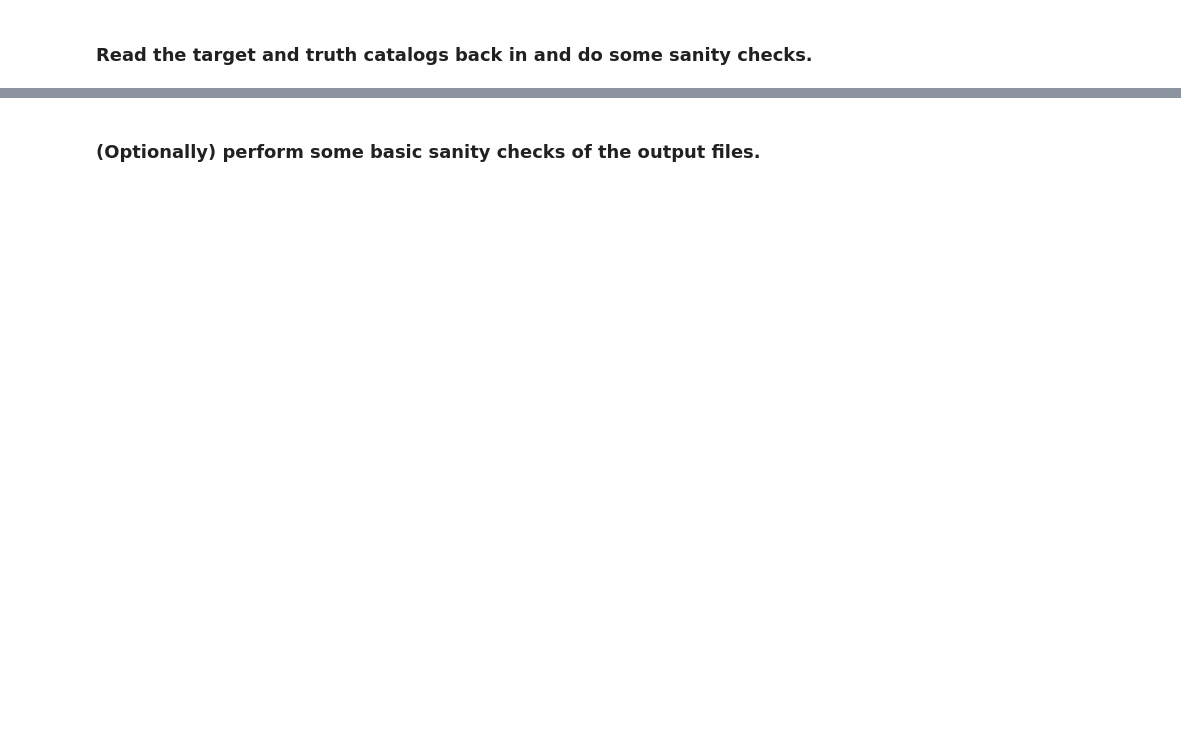
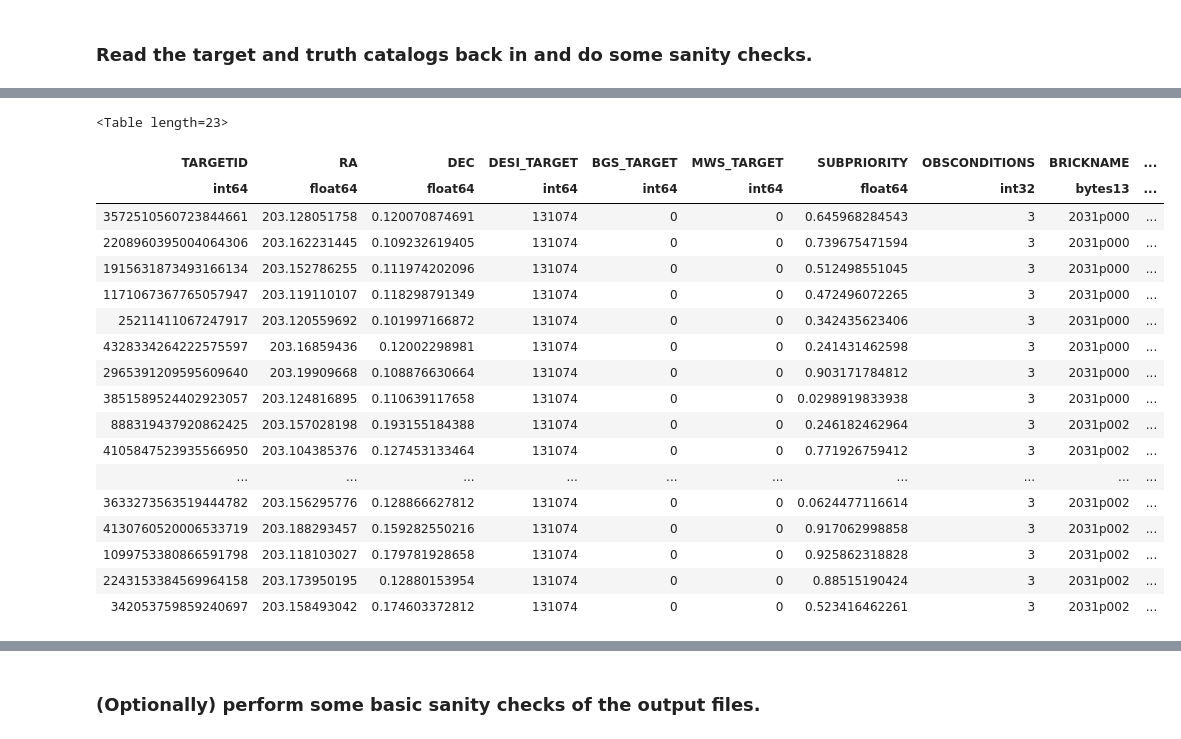
Before and after one commit to desihub/desitarget, a Jupyter notebook: doc/nb/mock-qa.ipynb, the cells around one changed output, grey strips where cells are left out. Cells and saved outputs as stored; diff of their text form; code cells hidden in the pictures; blank space fills up the shorter version.

```diff
--- a/doc/nb/mock-qa.ipynb
+++ b/doc/nb/mock-qa.ipynb
@@ -271,2 +333,24 @@ qaplot_colorcolor(targets, )
+# %%
+targets
+# %% [output]
+<Table length=23>
+| TARGETID | RA | DEC | DESI_TARGET | BGS_TARGET | MWS_TARGET | SUBPRIORITY | OBSCONDITIONS | BRICKNAME | ... |
+| int64 | float64 | float64 | int64 | int64 | int64 | float64 | int32 | bytes13 | ... |
+| 3572510560723844661 | 203.128051758 | 0.120070874691 | 131074 | 0 | 0 | 0.645968284543 | 3 | 2031p000 | ... |
+| 2208960395004064306 | 203.162231445 | 0.109232619405 | 131074 | 0 | 0 | 0.739675471594 | 3 | 2031p000 | ... |
+| 1915631873493166134 | 203.152786255 | 0.111974202096 | 131074 | 0 | 0 | 0.512498551045 | 3 | 2031p000 | ... |
+| 1171067367765057947 | 203.119110107 | 0.118298791349 | 131074 | 0 | 0 | 0.472496072265 | 3 | 2031p000 | ... |
+| 25211411067247917 | 203.120559692 | 0.101997166872 | 131074 | 0 | 0 | 0.342435623406 | 3 | 2031p000 | ... |
+| 4328334264222575597 | 203.16859436 | 0.12002298981 | 131074 | 0 | 0 | 0.241431462598 | 3 | 2031p000 | ... |
+| 2965391209595609640 | 203.19909668 | 0.108876630664 | 131074 | 0 | 0 | 0.903171784812 | 3 | 2031p000 | ... |
+| 3851589524402923057 | 203.124816895 | 0.110639117658 | 131074 | 0 | 0 | 0.0298919833938 | 3 | 2031p000 | ... |
+| 888319437920862425 | 203.157028198 | 0.193155184388 | 131074 | 0 | 0 | 0.246182462964 | 3 | 2031p002 | ... |
+| 4105847523935566950 | 203.104385376 | 0.127453133464 | 131074 | 0 | 0 | 0.771926759412 | 3 | 2031p002 | ... |
+| ... | ... | ... | ... | ... | ... | ... | ... | ... | ... |
+| 3633273563519444782 | 203.156295776 | 0.128866627812 | 131074 | 0 | 0 | 0.0624477116614 | 3 | 2031p002 | ... |
+| 4130760520006533719 | 203.188293457 | 0.159282550216 | 131074 | 0 | 0 | 0.917062998858 | 3 | 2031p002 | ... |
+| 1099753380866591798 | 203.118103027 | 0.179781928658 | 131074 | 0 | 0 | 0.925862318828 | 3 | 2031p002 | ... |
+| 2243153384569964158 | 203.173950195 | 0.12880153954 | 131074 | 0 | 0 | 0.88515190424 | 3 | 2031p002 | ... |
+| 342053759859240697 | 203.158493042 | 0.174603372812 | 131074 | 0 | 0 | 0.523416462261 | 3 | 2031p002 | ... |
 # %%
 qaplot_grzW1W2_mags(targets, truth)
```
Also changed, not shown: parts of 21 cells of this notebook.
